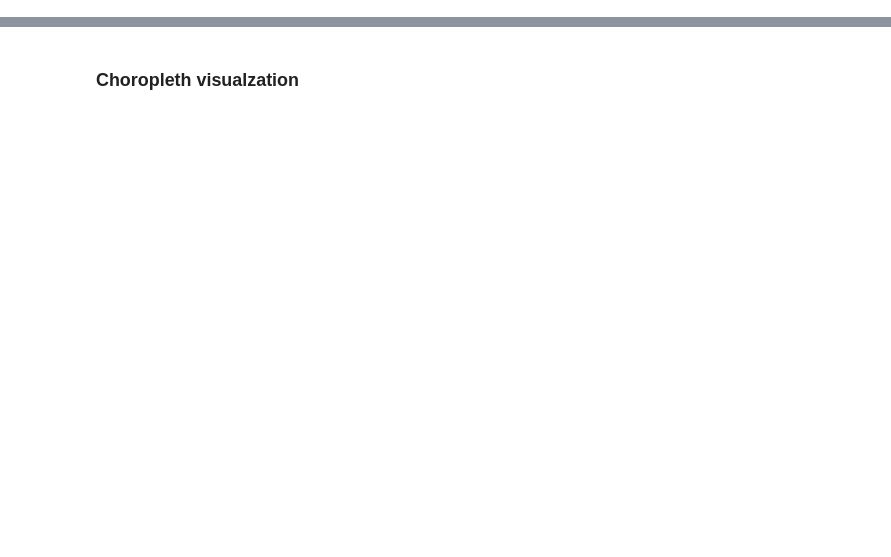
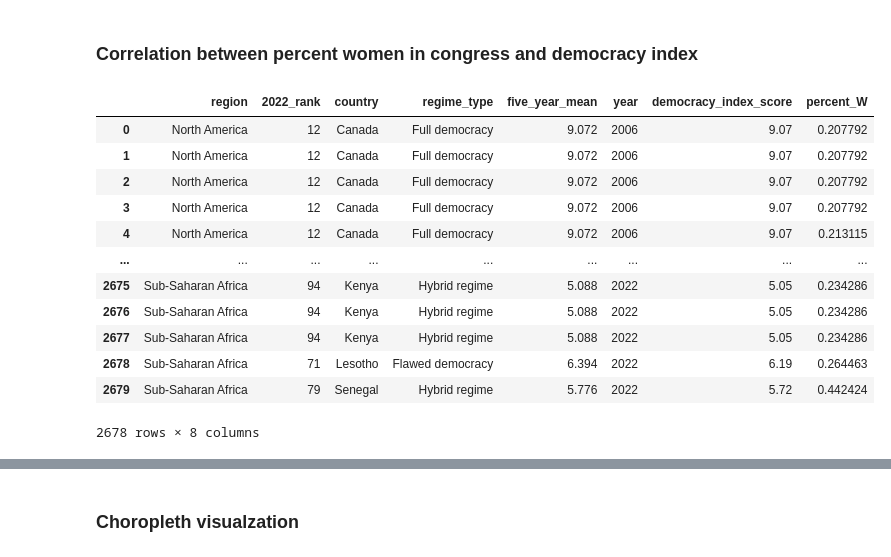
Before and after one commit to samroska/women-in-gov, a Jupyter notebook: unused/rhailper_exploring.ipynb, the cells around one changed output, grey strips where cells are left out. Saved outputs shown, nothing was run; the diff lists cells and outputs as text; code cells hidden in the pictures; blank space fills up the shorter version.

```diff
--- a/unused/rhailper_exploring.ipynb
+++ b/unused/rhailper_exploring.ipynb
@@ -4,3 +4,25 @@ import plotly.express as px
 import numpy as np
 import geojson
 import dataframe_image as dfi
+# %% [markdown]
+### Correlation between percent women in congress and democracy index
+# %%
+# read in joined dataset
+df = pd.read_csv('../data/joined_dataset.csv')
+df = df.dropna()
+# %%
+df
+# %% [output]
+|  | region | 2022_rank | country | regime_type | five_year_mean | year | democracy_index_score | percent_W |
+| 0 | North America | 12 | Canada | Full democracy | 9.072 | 2006 | 9.07 | 0.207792 |
+| 1 | North America | 12 | Canada | Full democracy | 9.072 | 2006 | 9.07 | 0.207792 |
+| 2 | North America | 12 | Canada | Full democracy | 9.072 | 2006 | 9.07 | 0.207792 |
+| 3 | North America | 12 | Canada | Full democracy | 9.072 | 2006 | 9.07 | 0.207792 |
+| 4 | North America | 12 | Canada | Full democracy | 9.072 | 2006 | 9.07 | 0.213115 |
+| ... | ... | ... | ... | ... | ... | ... | ... | ... |
+| 2675 | Sub-Saharan Africa | 94 | Kenya | Hybrid regime | 5.088 | 2022 | 5.05 | 0.234286 |
+| 2676 | Sub-Saharan Africa | 94 | Kenya | Hybrid regime | 5.088 | 2022 | 5.05 | 0.234286 |
+| 2677 | Sub-Saharan Africa | 94 | Kenya | Hybrid regime | 5.088 | 2022 | 5.05 | 0.234286 |
+| 2678 | Sub-Saharan Africa | 71 | Lesotho | Flawed democracy | 6.394 | 2022 | 6.19 | 0.264463 |
+| 2679 | Sub-Saharan Africa | 79 | Senegal | Hybrid regime | 5.776 | 2022 | 5.72 | 0.442424 |
+2678 rows × 8 columns
```
Also changed, not shown: parts of 13 cells of this notebook, 49 other files.
